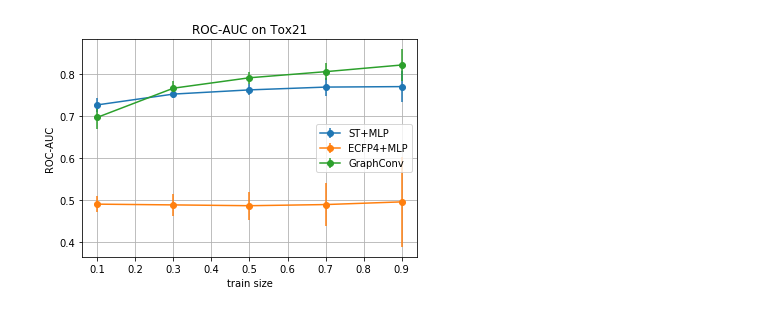
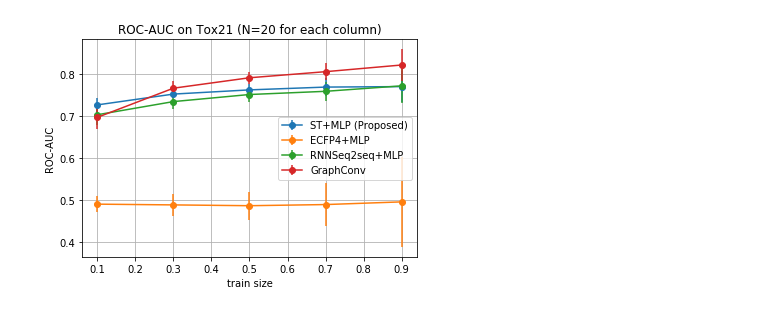
Before and after one commit to DSPsleeporg/smiles-transformer, a Jupyter notebook: smiles_transformer/baseline.ipynb, the cells around one changed output. Drawn from its saved outputs; the diff is of its cells as text; code cells hidden in the pictures.

```diff
--- a/smiles_transformer/baseline.ipynb
+++ b/smiles_transformer/baseline.ipynb
@@ -92,40 +84,47 @@ plt.show()
 # %%
 X1 = [
+[0.72729178, 0.01583617],
+[0.75311616, 0.01053973],
+[0.76315039, 0.0131799 ],
+[0.76984735, 0.02055655],
+[0.77098238, 0.03656447]
+]
+X1 = np.array(X1)
+X2 = [
 [0.49014492, 0.01986358],
 [0.4883367,  0.02578929],
 [0.48641916, 0.03304265],
 [0.48915604, 0.05061128],
 [0.49556962, 0.10761644]
 ]
-X1 = np.array(X1)
-
-X2 = [
-[0.72729178, 0.01583617],
-[0.75311616, 0.01053973],
-[0.76315039, 0.0131799 ],
-[0.76984735, 0.02055655],
-[0.77098238, 0.03656447]
+X2 = np.array(X2)
+X3 = [
+[0.70373086, 0.02413519],
+[0.73516067, 0.0175177 ],
+[0.7520828,  0.01741818],
+[0.75973676, 0.02319038],
+[0.7728253,  0.04110161]
 ]
-X2 = np.array(X2)
-
-X3 = [
+X3 = np.array(X3)
+X4 = [
 [0.6975050137485098, 0.027513840142453033],
 [0.7671855796536491, 0.01604441693108415],
 [0.7921102780940512, 0.014881537969910076],
 [0.8066619732919259, 0.0206563120633069],
 [0.8226198522794377, 0.03764091725565298]
 ]
-X3 = np.array(X3)
+X4 = np.array(X4)
 # %%
 plt.figure(figsize=(6,4))
-plt.errorbar(r, X2[:,0], yerr=X2[:,1], fmt='o-', label='ST+MLP')
-plt.errorbar(r, X1[:,0], yerr=X1[:,1], fmt='o-', label='ECFP4+MLP')
-plt.errorbar(r, X3[:,0], yerr=X3[:,1], fmt='o-', label='GraphConv')
+plt.errorbar(r, X1[:,0], yerr=X1[:,1], fmt='o-', label='ST+MLP (Proposed)')
+plt.errorbar(r, X2[:,0], yerr=X2[:,1], fmt='o-', label='ECFP4+MLP')
+plt.errorbar(r, X3[:,0], yerr=X3[:,1], fmt='o-', label='RNNSeq2seq+MLP')
+plt.errorbar(r, X4[:,0], yerr=X4[:,1], fmt='o-', label='GraphConv')
 plt.xlabel('train size')
 plt.ylabel('ROC-AUC')
-plt.title('ROC-AUC on Tox21')
+plt.title('ROC-AUC on Tox21 (N=20 for each column)')
 plt.legend()
 plt.grid()
 plt.show()
 # %% [output]
-[figure, old version]
+[figure, new version]
```
Also changed, not shown: parts of 31 cells of this notebook, 8 other files.
